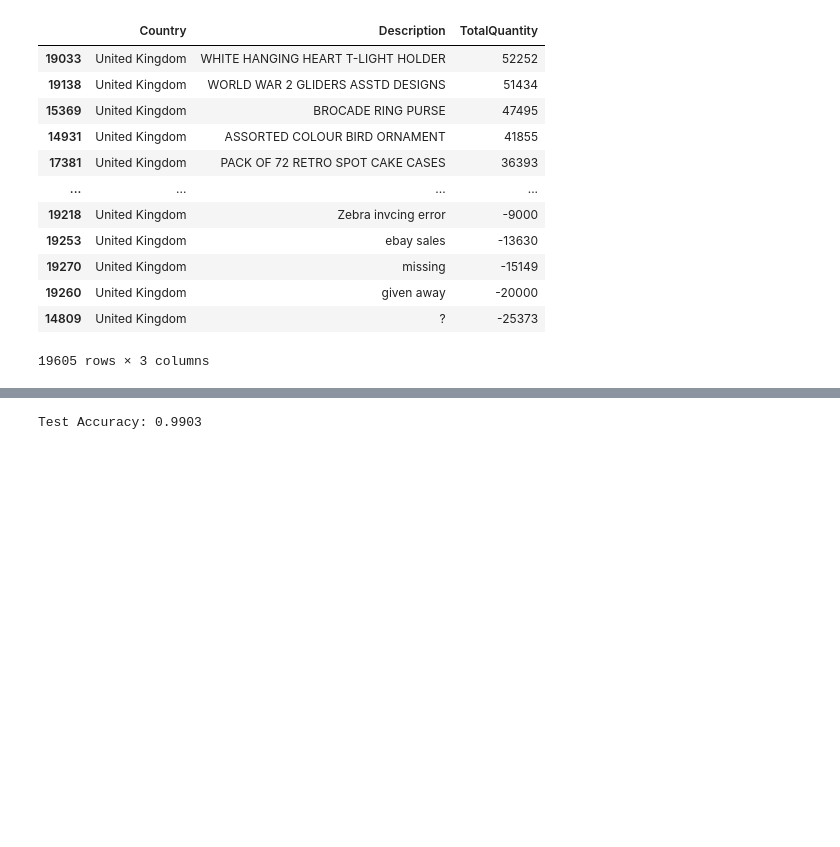
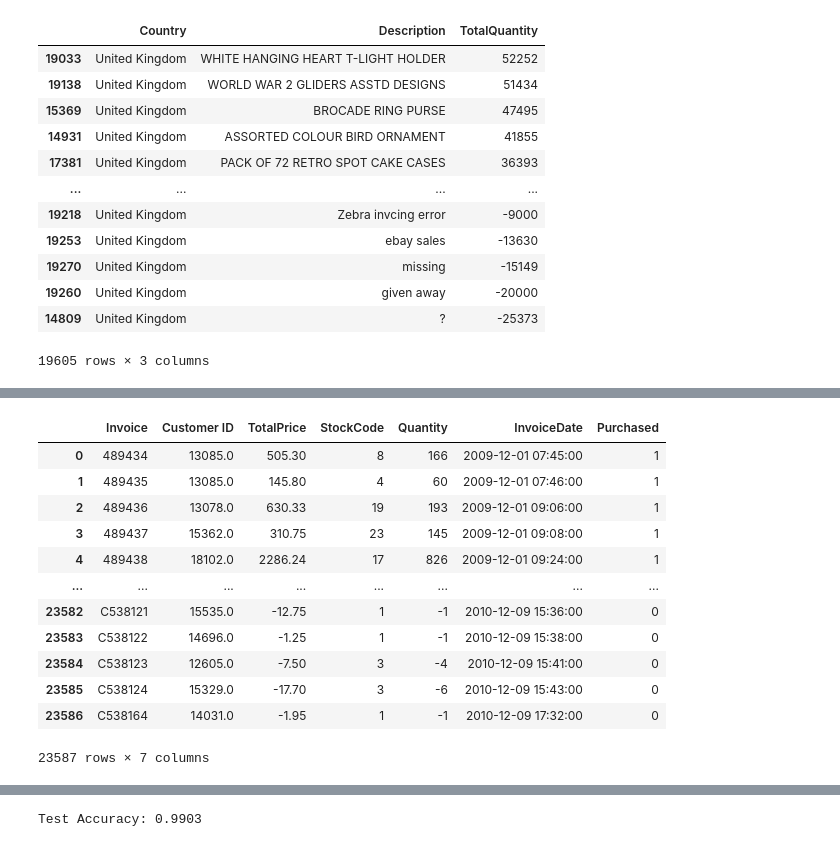
Before and after one commit to Nourshaolin/Real-Time-Retail-Analytics-and-Product-Recommender, a Jupyter notebook: RealTime_Retail_Analytics_and_Product_Recommender.ipynb, the cells around one changed output, grey strips where cells are left out. Cells and saved outputs as stored; diff of their text form; code cells hidden in the pictures; blank space fills up the shorter version.

```diff
--- a/RealTime_Retail_Analytics_and_Product_Recommender.ipynb
+++ b/RealTime_Retail_Analytics_and_Product_Recommender.ipynb
@@ -176,6 +179,21 @@ session_data = df.groupby('Invoice').agg({
 # %%
 # Create binary target: 1 if TotalPrice > 0, else 0
 session_data['Purchased'] = (session_data['TotalPrice'] > 0).astype(int)
+session_data
+# %% [output]
+|  | Invoice | Customer ID | TotalPrice | StockCode | Quantity | InvoiceDate | Purchased |
+| 0 | 489434 | 13085.0 | 505.30 | 8 | 166 | 2009-12-01 07:45:00 | 1 |
+| 1 | 489435 | 13085.0 | 145.80 | 4 | 60 | 2009-12-01 07:46:00 | 1 |
+| 2 | 489436 | 13078.0 | 630.33 | 19 | 193 | 2009-12-01 09:06:00 | 1 |
+| 3 | 489437 | 15362.0 | 310.75 | 23 | 145 | 2009-12-01 09:08:00 | 1 |
+| 4 | 489438 | 18102.0 | 2286.24 | 17 | 826 | 2009-12-01 09:24:00 | 1 |
+| ... | ... | ... | ... | ... | ... | ... | ... |
+| 23582 | C538121 | 15535.0 | -12.75 | 1 | -1 | 2010-12-09 15:36:00 | 0 |
+| 23583 | C538122 | 14696.0 | -1.25 | 1 | -1 | 2010-12-09 15:38:00 | 0 |
+| 23584 | C538123 | 12605.0 | -7.50 | 3 | -4 | 2010-12-09 15:41:00 | 0 |
+| 23585 | C538124 | 15329.0 | -17.70 | 3 | -6 | 2010-12-09 15:43:00 | 0 |
+| 23586 | C538164 | 14031.0 | -1.95 | 1 | -1 | 2010-12-09 17:32:00 | 0 |
+23587 rows × 7 columns
 # %%
 # Feature columns
 X = session_data[['TotalPrice', 'StockCode', 'Quantity']]
```
Also changed, not shown: parts of 7 cells of this notebook.
